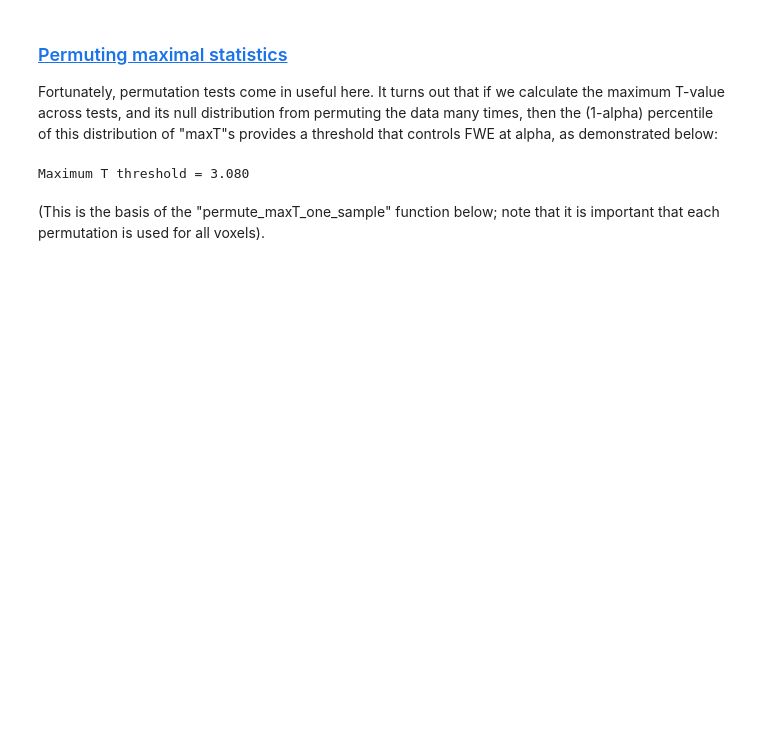
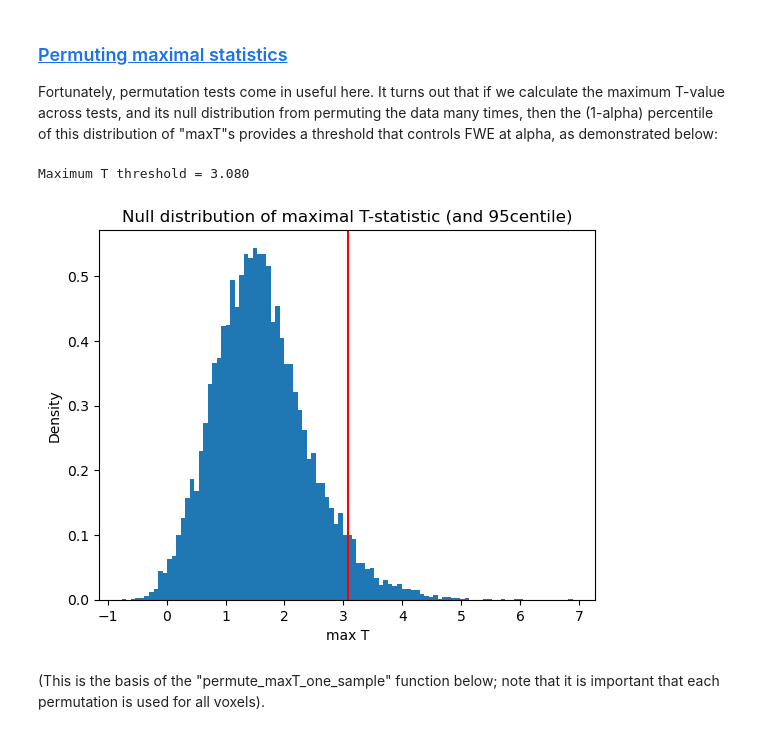
Before and after one commit to MRC-CBU/COGNESTIC, a Jupyter notebook: 02_Statistics/cognestic_stats_python.ipynb, the cells around one changed output. Drawn from its saved outputs; the diff is of its cells as text; code cells hidden in the pictures; blank space fills up the shorter version.

```diff
--- a/02_Statistics/cognestic_stats_python.ipynb
+++ b/02_Statistics/cognestic_stats_python.ipynb
@@ -534,17 +538,23 @@ Fortunately, permutation tests come in useful here. It turns out that if we calc
 # %%
 y1 = np.squeeze(smooth_y[:,:,0])  # Calculate max T thr from one sample (experiment) for speed
 num_rand = int(1e4)
 maxT_null = np.full(num_rand, np.nan)
 for r in range(num_rand):
     rs = np.sign(np.random.rand(samp_size) - 0.5)
     ry = y1 * np.tile(rs, (num_tests,1)).T  # must use same randomisation for all participants
     rT = one_t(ry)
     maxT_null[r] = np.max(rT)
 maxT_null = np.sort(maxT_null)
 maxT_thr = maxT_null[int(np.floor((1-alpha)*num_rand))]
+pdf, bin_edges = np.histogram(maxT_null, bins=100, density=True)
+plt.figure(); plt.bar((bin_edges[:-1] + bin_edges[1:]) / 2, pdf, width=bin_edges[1] - bin_edges[0])
+plt.title(f'Null distribution of maximal T-statistic (and 95centile)')
+plt.xlabel('max T'); plt.ylabel('Density')
+plt.axvline(x=maxT_thr, color='r', label='threshold')
 print(f'Maximum T threshold = {maxT_thr:.3f}')
 # %% [output]
 Maximum T threshold = 3.080
+[figure, added]
 # %% [markdown]
 (This is the basis of the "permute_maxT_one_sample" function below; note that it is important that each permutation is used for all voxels).
 # %%
```
Also changed, not shown: parts of 51 cells of this notebook, 1 other file.
